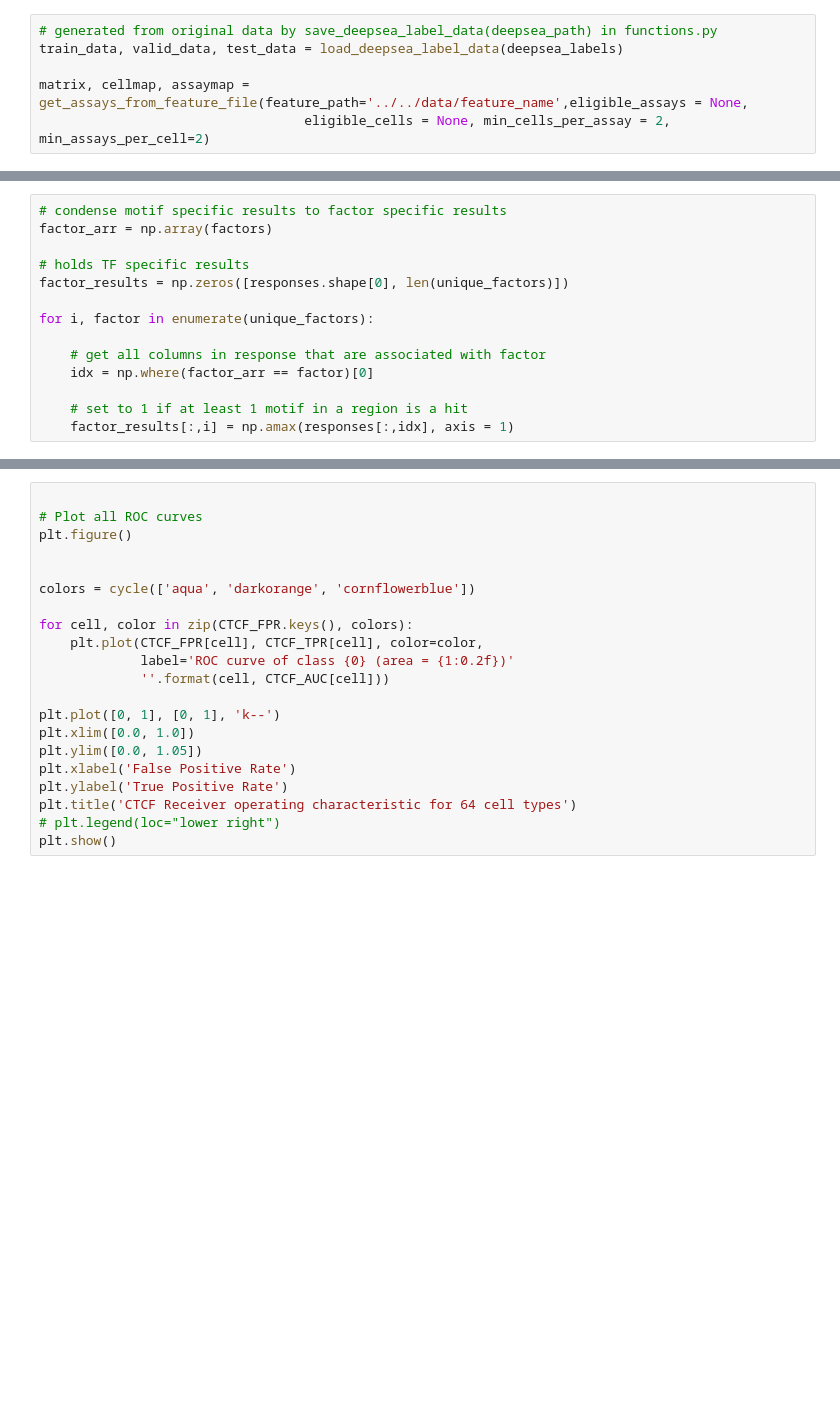
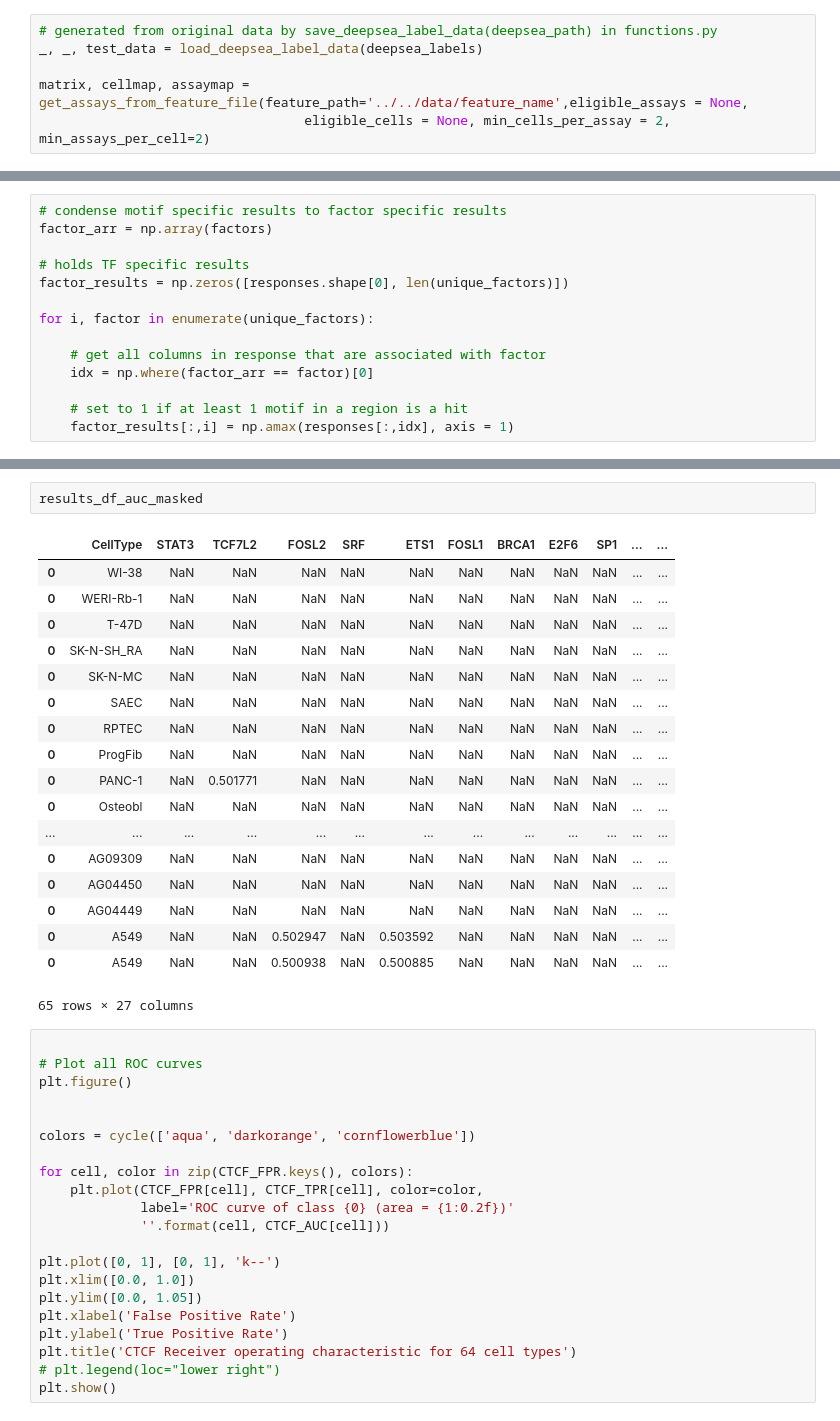
Before and after one commit to YosefLab/epitome, a Jupyter notebook: dnase/Metrics/Run-Overlaps.ipynb, the cells around one changed output, grey strips where cells are left out. Saved outputs shown, nothing was run; the diff lists cells and outputs as text; blank space fills up the shorter version.

```diff
--- a/dnase/Metrics/Run-Overlaps.ipynb
+++ b/dnase/Metrics/Run-Overlaps.ipynb
@@ -24,7 +24,7 @@ output_dir = "/home/eecs/akmorrow/epitome/out/Overlaps"
 deepsea_labels = "/data/akmorrow/epitome_data/deepsea_labels_train/"
 # %%
 # generated from original data by save_deepsea_label_data(deepsea_path) in functions.py
-train_data, valid_data, test_data = load_deepsea_label_data(deepsea_labels)
+_, _, test_data = load_deepsea_label_data(deepsea_labels)
 
 matrix, cellmap, assaymap = get_assays_from_feature_file(feature_path='../../data/feature_name',eligible_assays = None,
                                   eligible_cells = None, min_cells_per_assay = 2, min_assays_per_cell=2)
@@ -198,3 +198,24 @@ print(np.nanmean(results_df_auc_masked.drop(columns="CellType")))
+# %%
+results_df_auc_masked
+# %% [output]
+|  | CellType | STAT3 | TCF7L2 | FOSL2 | SRF | ETS1 | FOSL1 | BRCA1 | E2F6 | SP1 | ... | ... |
+| 0 | WI-38 | NaN | NaN | NaN | NaN | NaN | NaN | NaN | NaN | NaN | ... | ... |
+| 0 | WERI-Rb-1 | NaN | NaN | NaN | NaN | NaN | NaN | NaN | NaN | NaN | ... | ... |
+| 0 | T-47D | NaN | NaN | NaN | NaN | NaN | NaN | NaN | NaN | NaN | ... | ... |
+| 0 | SK-N-SH_RA | NaN | NaN | NaN | NaN | NaN | NaN | NaN | NaN | NaN | ... | ... |
+| 0 | SK-N-MC | NaN | NaN | NaN | NaN | NaN | NaN | NaN | NaN | NaN | ... | ... |
+| 0 | SAEC | NaN | NaN | NaN | NaN | NaN | NaN | NaN | NaN | NaN | ... | ... |
+| 0 | RPTEC | NaN | NaN | NaN | NaN | NaN | NaN | NaN | NaN | NaN | ... | ... |
+| 0 | ProgFib | NaN | NaN | NaN | NaN | NaN | NaN | NaN | NaN | NaN | ... | ... |
+| 0 | PANC-1 | NaN | 0.501771 | NaN | NaN | NaN | NaN | NaN | NaN | NaN | ... | ... |
+| 0 | Osteobl | NaN | NaN | NaN | NaN | NaN | NaN | NaN | NaN | NaN | ... | ... |
+| ... | ... | ... | ... | ... | ... | ... | ... | ... | ... | ... | ... | ... |
+| 0 | AG09309 | NaN | NaN | NaN | NaN | NaN | NaN | NaN | NaN | NaN | ... | ... |
+| 0 | AG04450 | NaN | NaN | NaN | NaN | NaN | NaN | NaN | NaN | NaN | ... | ... |
+| 0 | AG04449 | NaN | NaN | NaN | NaN | NaN | NaN | NaN | NaN | NaN | ... | ... |
+| 0 | A549 | NaN | NaN | 0.502947 | NaN | 0.503592 | NaN | NaN | NaN | NaN | ... | ... |
+| 0 | A549 | NaN | NaN | 0.500938 | NaN | 0.500885 | NaN | NaN | NaN | NaN | ... | ... |
+65 rows × 27 columns
 # %%
 
 # Plot all ROC curves
```
Also changed, not shown: parts of 2 cells of this notebook, 6 other files.
